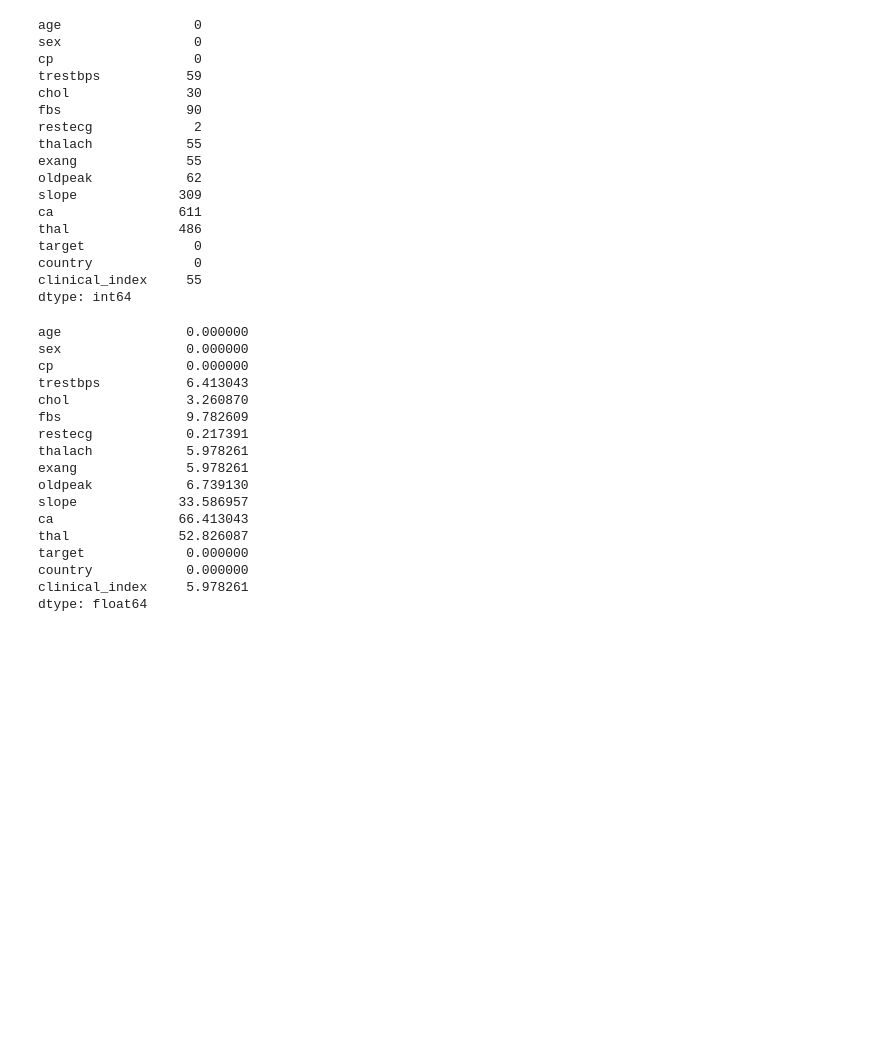
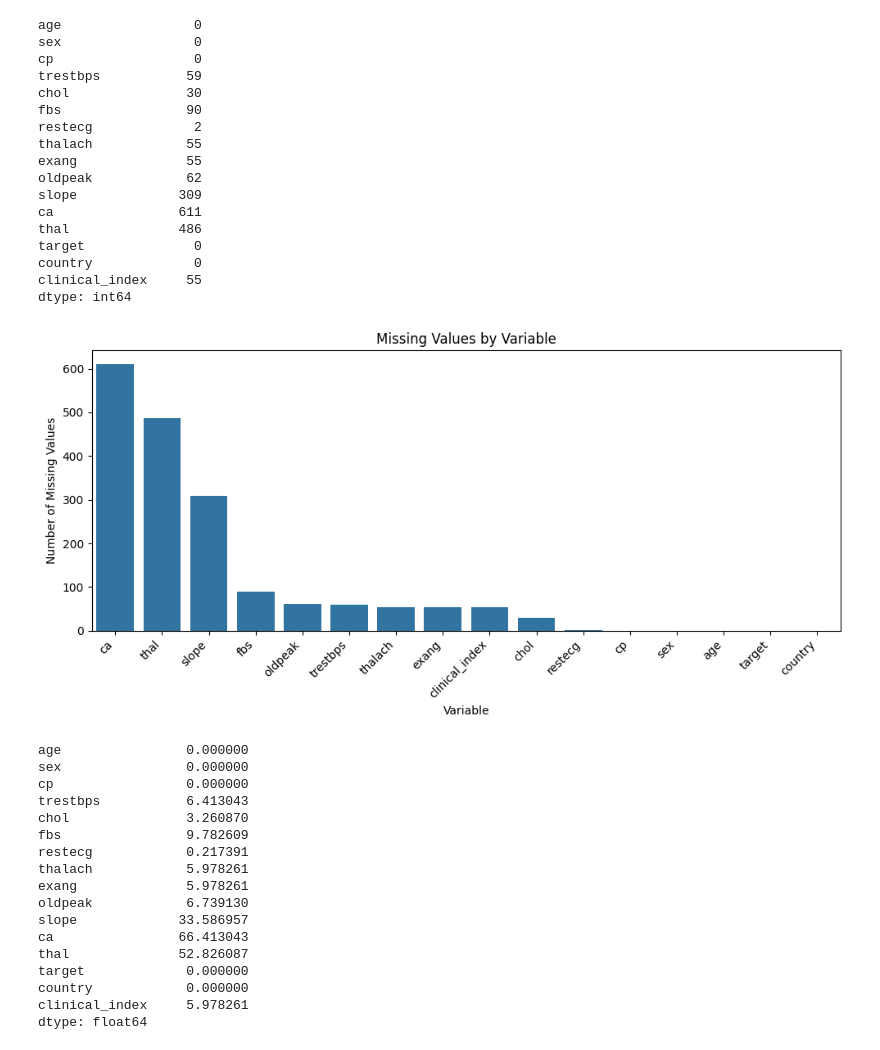
Before and after one commit to JavidNurulu/heart-disease-analysis, a Jupyter notebook: Notebooks/01_data_understanding.ipynb, the cells around one changed output. Saved outputs shown, nothing was run; the diff lists cells and outputs as text; code cells hidden in the pictures; blank space fills up the shorter version.

```diff
--- a/Notebooks/01_data_understanding.ipynb
+++ b/Notebooks/01_data_understanding.ipynb
@@ -76,6 +76,24 @@ target              0
 country             0
 clinical_index     55
 dtype: int64
+# %%
+missing_values = df.isna().sum().sort_values(ascending=False)
+# %%
+plt.figure(figsize=(10, 5))
+
+sns.barplot(
+    x=missing_values.index,
+    y=missing_values.values
+)
+
+plt.title("Missing Values by Variable")
+plt.xlabel("Variable")
+plt.ylabel("Number of Missing Values")
+plt.xticks(rotation=45, ha="right")
+plt.tight_layout()
+plt.show()
+# %% [output]
+[figure, added]
 # %%
 (df.isna().sum() / len(df)) * 100
 # %% [output]
```
Also changed, not shown: 1 other file.
